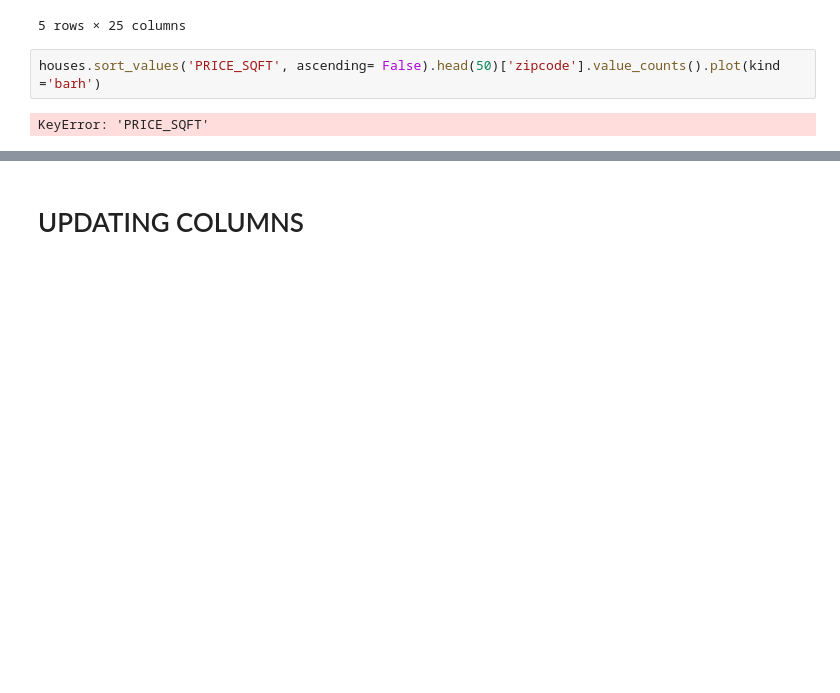
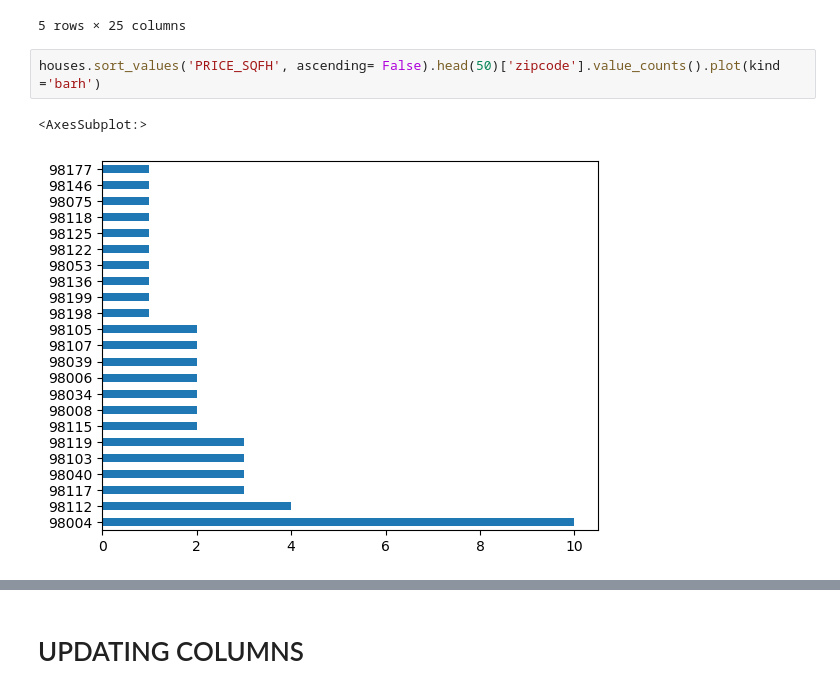
Before and after one commit to dennisowusu123/DATA-ANALYTICS-GT, a Jupyter notebook: DataScience/DataAnalysis/01_Dataframes.ipynb, the cells around one changed output, grey strips where cells are left out. Saved outputs shown, nothing was run; the diff lists cells and outputs as text; blank space fills up the shorter version.

```diff
--- a/DataScience/DataAnalysis/01_Dataframes.ipynb
+++ b/DataScience/DataAnalysis/01_Dataframes.ipynb
@@ -2048,9 +2053,10 @@ houses.head()
 | 4 | King County | 1954400510 | 20150218T000000 | 3 | 510000.0 | 3 | 2.00 | 1680 | 8080 | 1.0 | ... |
 5 rows × 25 columns
 # %%
-houses.sort_values('PRICE_SQFT', ascending= False).head(50)['zipcode'].value_counts().plot(kind ='barh')
+houses.sort_values('PRICE_SQFH', ascending= False).head(50)['zipcode'].value_counts().plot(kind ='barh')
 # %% [output]
-KeyError: 'PRICE_SQFT'
+<AxesSubplot:>
+[figure, added]
 # %%
 #this is how to create a new field or column
 btc['New_changes']=btc['Close'] - btc['Open']
```
Also changed, not shown: parts of 6 cells of this notebook.
